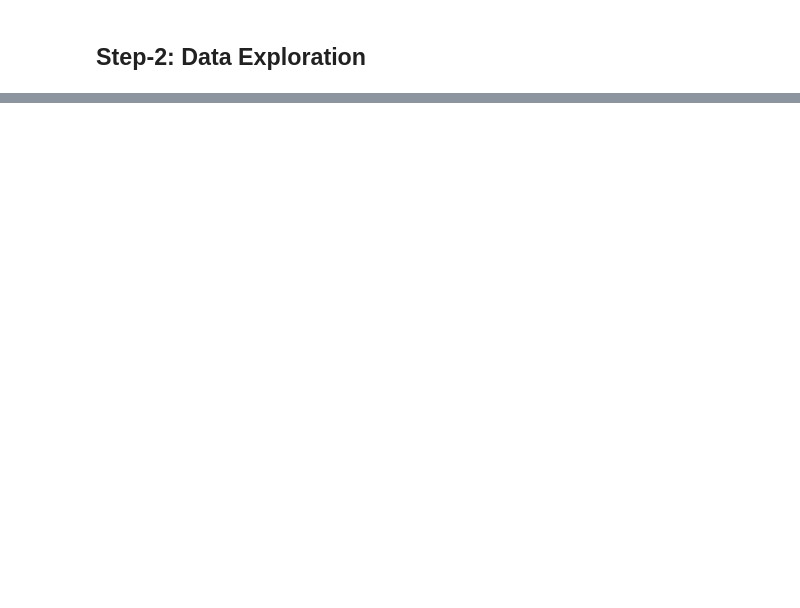
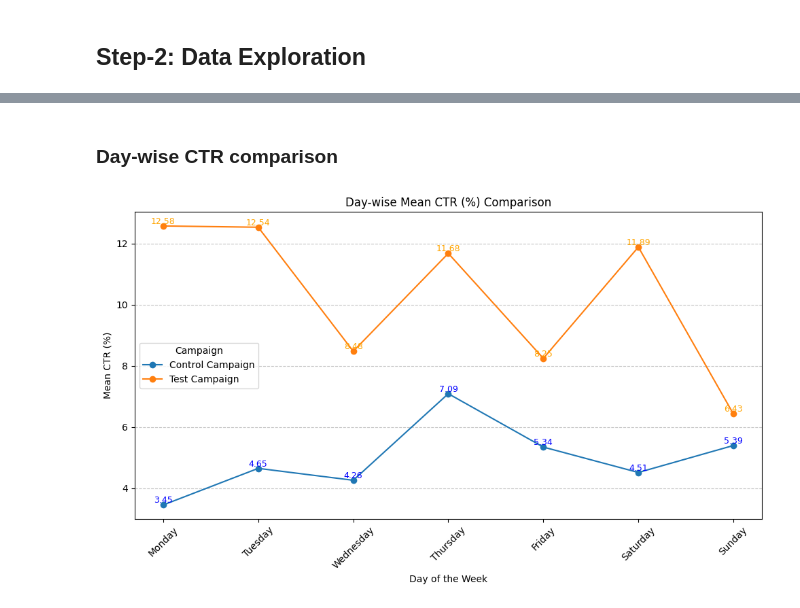
Before and after one commit to ameygawade/DataScience-Kaggle-A-B_Testing, a Jupyter notebook: a-b-testing.ipynb, the cells around one changed output, grey strips where cells are left out. Saved outputs shown, nothing was run; the diff lists cells and outputs as text; code cells hidden in the pictures; blank space fills up the shorter version.

```diff
--- a/a-b-testing.ipynb
+++ b/a-b-testing.ipynb
@@ -267,0 +387,17 @@ plt.show()
+# %%
+# Split into control and test groups
+control = df_control_gp
+test = df_test_gp
+
+# Calculate average metrics
+metrics = ['CTR_%', 'Conversion_Rate_%', 'CPP']
+control_means = control[metrics].mean()
+test_means = test[metrics].mean()
+
+comparison_df = pd.DataFrame({
+    'Metric': metrics,
+    'Control Campaign': control_means,
+    'Test Campaign': test_means
+}).set_index('Metric')
+
+comparison_df
@@ -267,0 +444,46 @@ plt.show()
+# %% [markdown]
+### Day-wise CTR comparison
+# %%
+# Define the correct calendar order for days
+day_order = ['Monday', 'Tuesday', 'Wednesday', 'Thursday', 'Friday', 'Saturday', 'Sunday']
+
+# Group by 'Day' and calculate mean CTR for both campaigns
+control_daywise_ctr = control.groupby('Day')['CTR_%'].mean()
+test_daywise_ctr = test.groupby('Day')['CTR_%'].mean()
+
+# Combine the results into a single DataFrame for comparison
+daywise_ctr_comparison = pd.DataFrame({
+    'Control Campaign': control_daywise_ctr,
+    'Test Campaign': test_daywise_ctr
+})
+
+# Reorder the index to match calendar order
+daywise_ctr_comparison.index = pd.Categorical(daywise_ctr_comparison.index, categories=day_order, ordered=True)
+daywise_ctr_comparison = daywise_ctr_comparison.sort_index()
+
+# Plot the results using a line plot
+import matplotlib.pyplot as plt
+
+plt.figure(figsize=(10, 6))
+plt.plot(daywise_ctr_comparison.index, daywise_ctr_comparison['Control Campaign'], marker='o', label='Control Campaign')
+plt.plot(daywise_ctr_comparison.index, daywise_ctr_comparison['Test Campaign'], marker='o', label='Test Campaign')
+
+# Add labels on top of the points
+for i, txt in enumerate(daywise_ctr_comparison['Control Campaign']):
+    plt.text(i, txt, f'{txt:.2f}', ha='center', va='bottom', fontsize=9, color='blue')
+for i, txt in enumerate(daywise_ctr_comparison['Test Campaign']):
+    plt.text(i, txt, f'{txt:.2f}', ha='center', va='bottom', fontsize=9, color='orange')
+
+# Add plot details
+plt.title('Day-wise Mean CTR (%) Comparison')
+plt.xlabel('Day of the Week')
+plt.ylabel('Mean CTR (%)')
+plt.xticks(rotation=45)
+plt.legend(title='Campaign')
+plt.grid(axis='y', linestyle='--', alpha=0.7)
+plt.tight_layout()
+
+# Show the plot
+plt.show()
+# %% [output]
+[figure, added]
```
Also changed, not shown: parts of 42 cells of this notebook.
